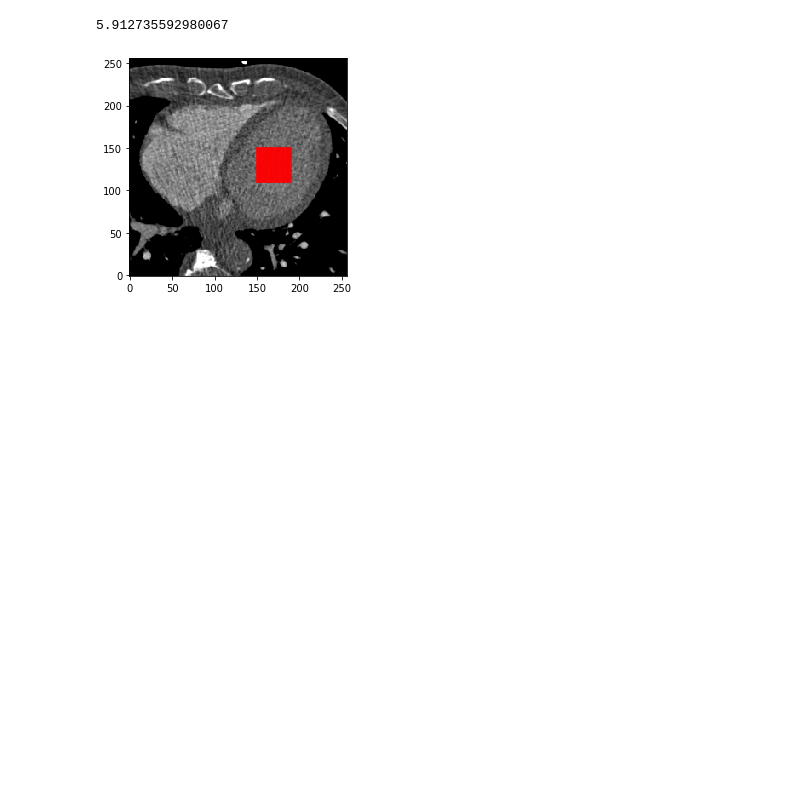
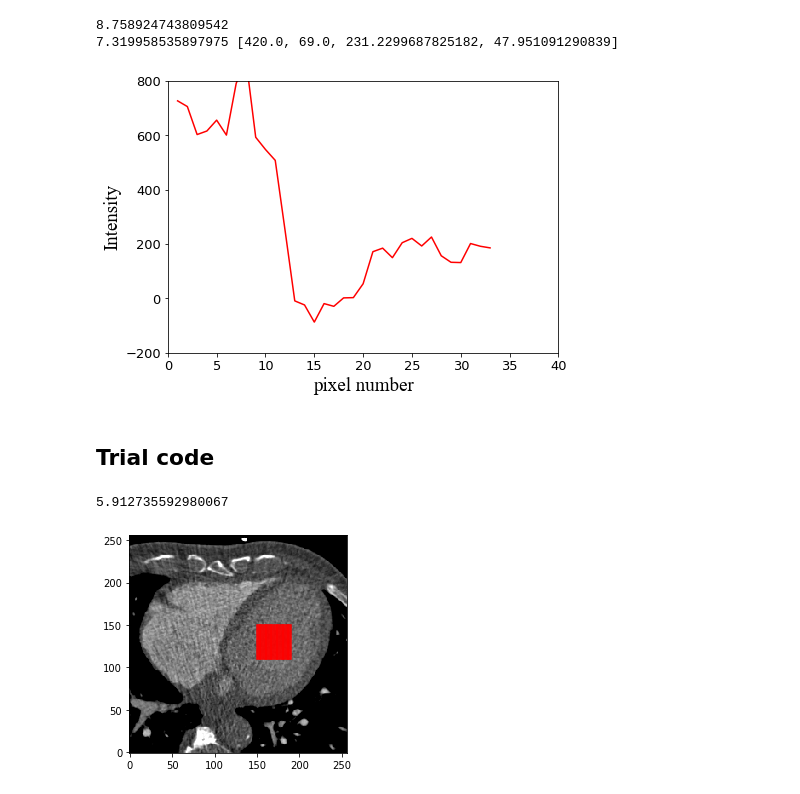
Before and after one commit to zhennongchen/Volume_Rendering_by_DL, a Jupyter notebook: jupyter notebook/zc_check_SNR_and_intersity_profile.ipynb, the cells around one changed output. Cells and saved outputs as stored; diff of their text form; code cells hidden in the pictures; blank space fills up the shorter version.

```diff
--- a/jupyter notebook/zc_check_SNR_and_intersity_profile.ipynb
+++ b/jupyter notebook/zc_check_SNR_and_intersity_profile.ipynb
@@ -5,6 +5,10 @@ import glob
 import nibabel as nib
 import matplotlib.pyplot as plt
 import zc_function_list as ff
+font1 = {'family': 'Times New Roman',
+        'color':  'black',
+        'weight': 'normal',
+        'size': 19,}
 # %%
 raw_folder = '/Volumes/McVeighLab/projects/Zhennong/AUH_patients/nii_files'
 smooth_folder = '/Volumes/McVeighLab/projects/Zhennong/AUH_patients/nii_files_smooth'
@@ -32,3 +54,28 @@ plt.imshow(slice1.T,cmap='gray',origin='lower')
+# %%
+# obtain SNR and CNR
+snr,_ = ff.check_SNR(I,xrange,yrange,'SNR')
+print(snr)
+cnr,info = ff.check_SNR(I,xrange,yrange,'CNR')
+print(cnr,info)
+# %% [output]
+8.758924743809542
+7.319958535897975 [420.0, 69.0, 231.2299687825182, 47.951091290839]
+# %%
+# plot linear profile
+profile,pixel_list = ff.linear_profile(I,start,end)
+fig = plt.figure(1, figsize=(7, 5))
+
+plt.plot(pixel_list,profile,color = 'red')
+plt.tick_params(labelsize=13)
+plt.xlabel("pixel number",fontdict = font1)
+plt.ylabel("Intensity",fontdict = font1)
+plt.ylim([-200,800])
+plt.xlim([0,40])
+fig.savefig('linear profile_108_post_0.6.eps',format = 'eps')
+# %% [output]
+[figure, added]
+# %% [markdown]
+## Trial code
 # %%
 # function to check SNR
 def check_SNR(image,xrange,yrange,calculate_type = 'SNR'):
```
Also changed, not shown: parts of 9 cells of this notebook, 8 other files.
